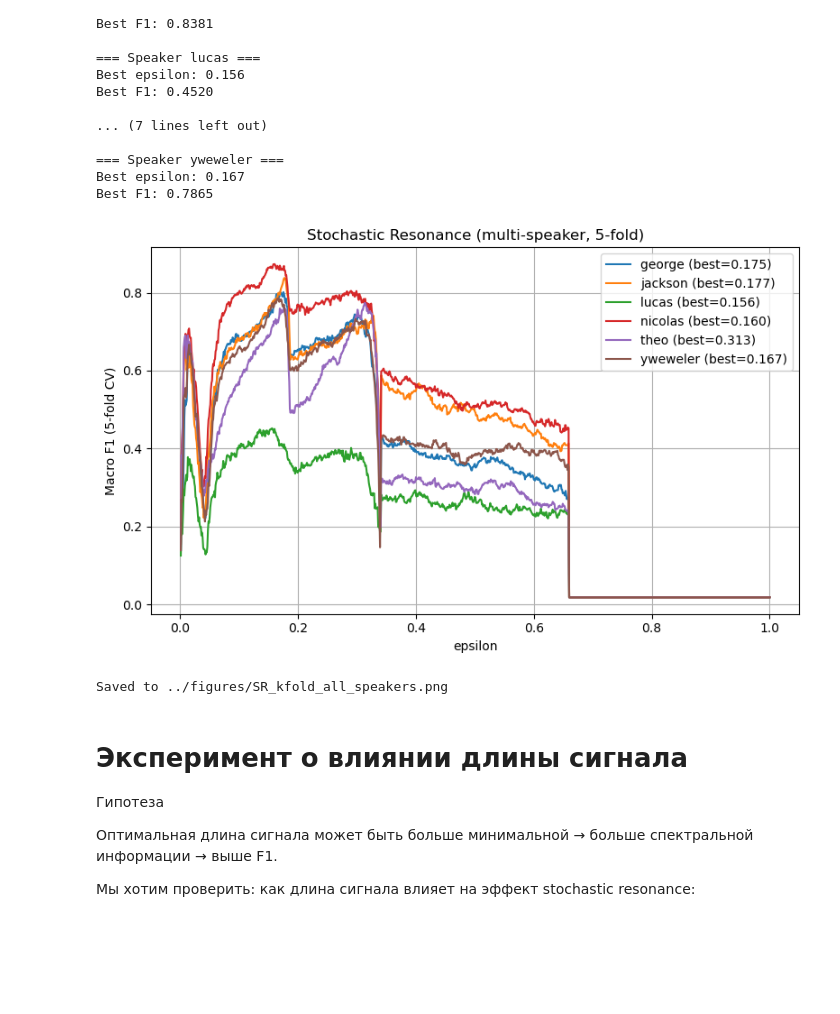
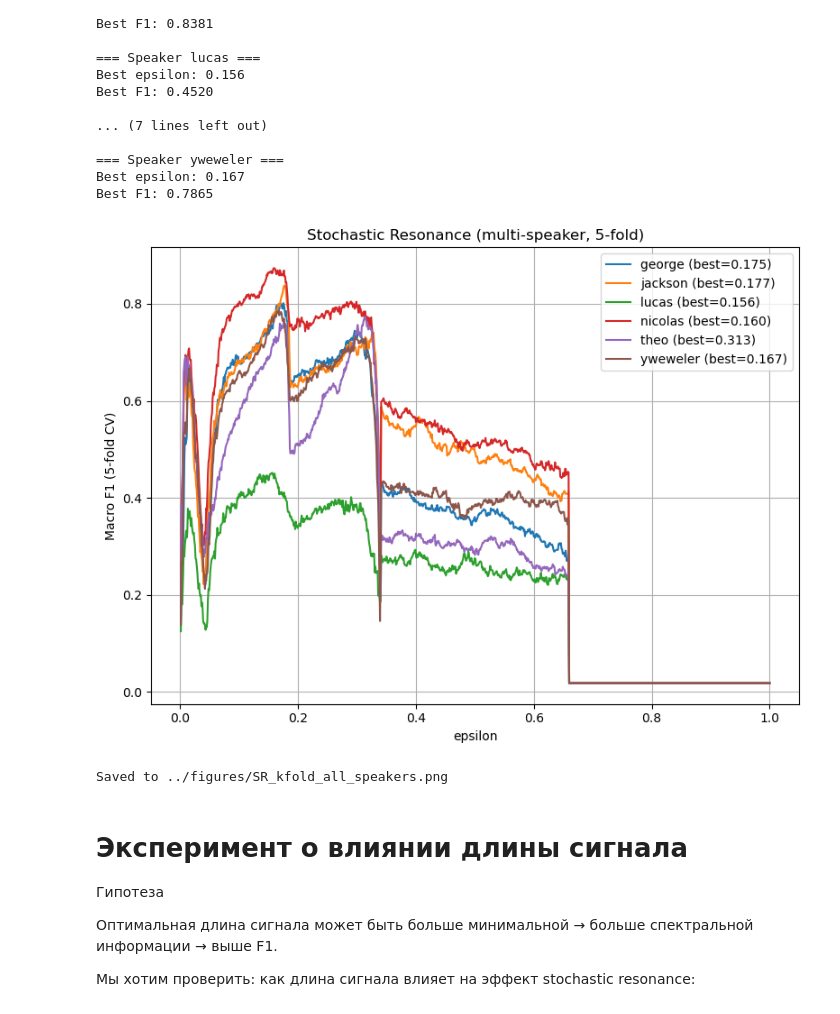
Before and after one commit to Lunciare/ML-tasks, a Jupyter notebook: Chaos_Net/notebooks/02_sr_experiments.ipynb, the cells around one changed output. Cells and saved outputs as stored; diff of their text form; code cells hidden in the pictures; blank space fills up the shorter version.

```diff
--- a/Chaos_Net/notebooks/02_sr_experiments.ipynb
+++ b/Chaos_Net/notebooks/02_sr_experiments.ipynb
@@ -486,25 +484,25 @@ Best F1: 0.4520
 Best epsilon: 0.167
 Best F1: 0.7865
 # %%
-plt.figure(figsize=(8, 5))
+plt.figure(figsize=(8, 6))
 
 for sp in SPEAKERS:
     plt.plot(eps_grid, speaker_scores[sp], label=f"{sp} (best={speaker_best_eps[sp][0]:.3f})")
 
 plt.xlabel("epsilon")
 plt.ylabel("Macro F1 (5-fold CV)")
 plt.title("Stochastic Resonance (multi-speaker, 5-fold)")
 plt.grid(True)
 plt.legend()
 
 save_path = "../figures/SR_kfold_all_speakers.png"
 plt.tight_layout()
 plt.savefig(save_path, dpi=300)
 
 plt.show()
 print(f"Saved to {save_path}")
 # %% [output]
-[figure, old version]
+[figure, new version]
 Saved to ../figures/SR_kfold_all_speakers.png
 # %% [markdown]
 # Эксперимент о влиянии длины сигнала
```
Also changed, not shown: parts of 9 cells of this notebook, 3 other files.
